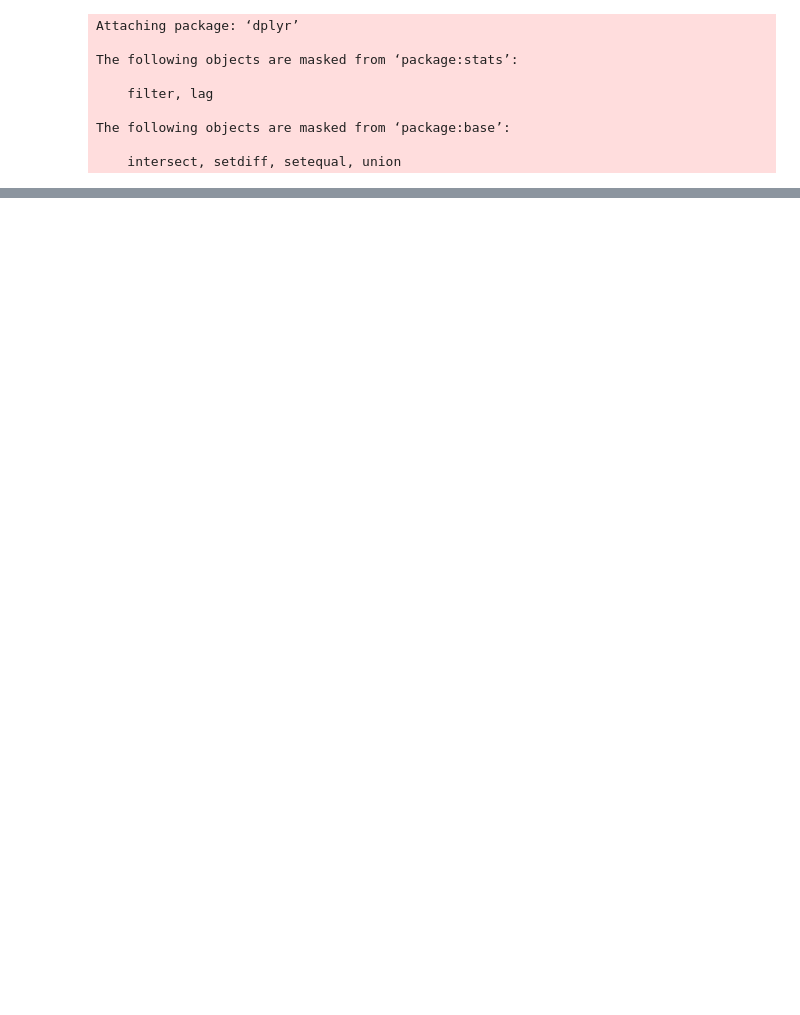
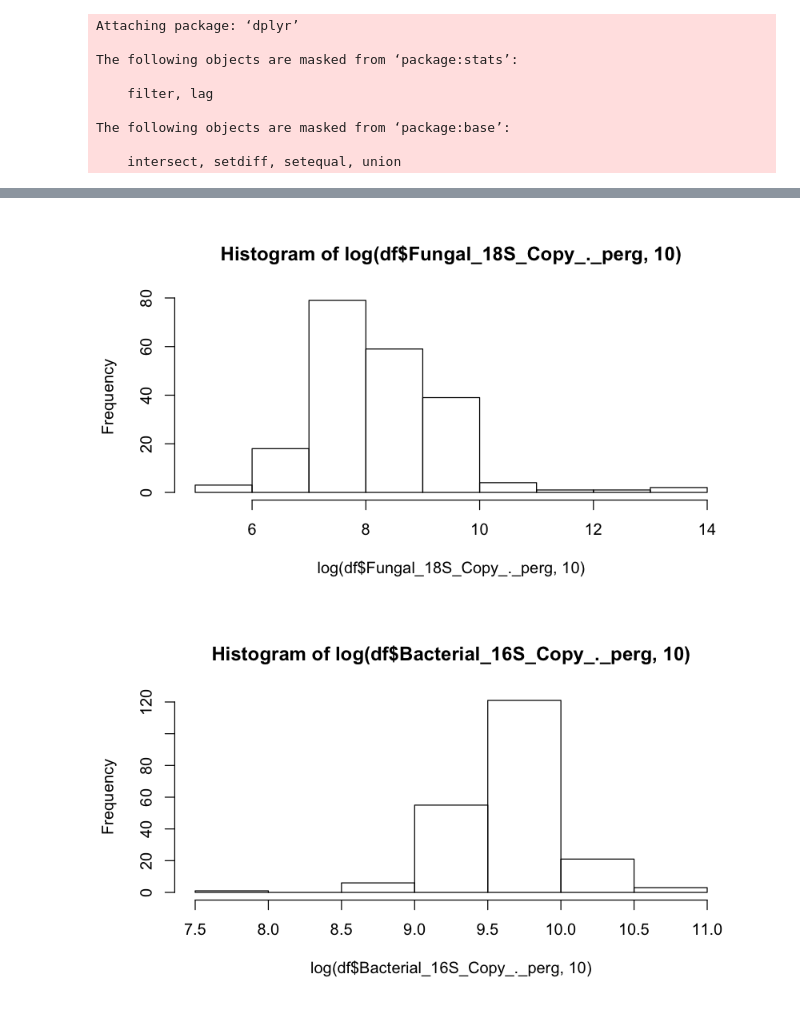
Before and after one commit to TheaWhitman/WoodBuffalo, a Jupyter notebook: Paper_Analyses_Figures/qPCR.pub.ipynb, the cells around one changed output, grey strips where cells are left out. Cells and saved outputs as stored; diff of their text form; code cells hidden in the pictures; blank space fills up the shorter version.

```diff
--- a/Paper_Analyses_Figures/qPCR.pub.ipynb
+++ b/Paper_Analyses_Figures/qPCR.pub.ipynb
@@ -26,0 +20,6 @@ df$Fungal_18S_Copy_._perg[df$Sample=="15S-NT-U12O-2"]=df$Fungal_18S_Copy_._perg[
+# %%
+hist(log(df$Fungal_18S_Copy_._perg,10))
+hist(log(df$Bacterial_16S_Copy_._perg,10))
+# %% [output]
+[figure, added]
+[figure, added]
```
Also changed, not shown: parts of 11 cells of this notebook.
